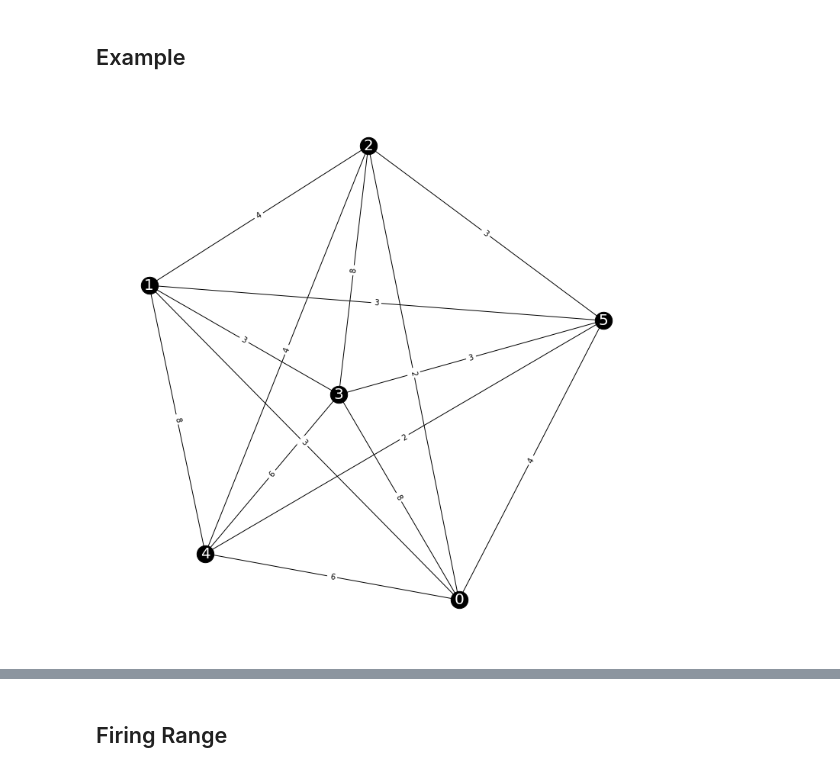
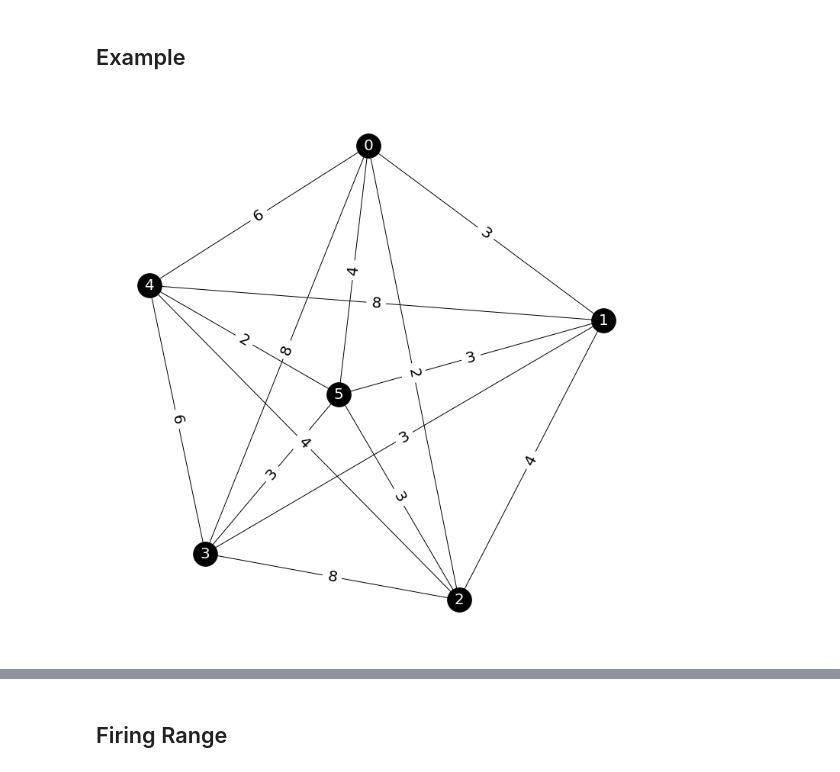
Before and after one commit to BarryOD4/AM4065-TSP, a Jupyter notebook: TSP_algorithms.ipynb, the cells around one changed output, grey strips where cells are left out. Saved outputs shown, nothing was run; the diff lists cells and outputs as text; code cells hidden in the pictures.

```diff
--- a/TSP_algorithms.ipynb
+++ b/TSP_algorithms.ipynb
@@ -12,13 +12,17 @@ This is supplementary code written by Barry O'Donnell in October 2021 for module
 
 The code supports a project focused on the Travelling Salesman Problem (TSP) and the algorithms of finding the shortest path.
 # %%
-def GetRandomArray(n):
+def GetRandomArray(n, seed=None):
     """
     Creates weighted (n x n) array with no self loops
     IN:  n := int, amount of nodes
+         seed := int, seed for random generation
 
     OUT: arr := numpy array, weighted network
     """
+
+    if seed != None:
+        np.random.seed(seed)
 
     arr = np.random.randint(1, 5, (n,n))
     np.fill_diagonal(arr, 0)
@@ -142,14 +146,14 @@ def DrawNetwork(arr, save=False, fname="network.pdf", pos = None):
 
     ## Draws network
     nx.draw(G,pos,edge_color='black',width=1,linewidths=1,
-            node_size=500, node_color='black',
+            node_size=1000, node_color='black',
             labels={node:node for node in G.nodes()}, font_size=20, font_color='white')
 
     ## Adds labels to edges
     edge_labels = dict([ ((n1, n2), d['weight'])
                         for n1, n2, d in G.edges(data=True) ])
 
-    nx.draw_networkx_edge_labels(G, pos, edge_labels = edge_labels, font_color='black')
+    nx.draw_networkx_edge_labels(G, pos, edge_labels = edge_labels, font_color='black', font_size=20)
 
     ## Removes axis
     plt.axis('off')
@@ -196,7 +200,7 @@ def DrawPath(arr, paths, save=False, fname="network.pdf", pos = None, labels = [
     edge_labels = dict([((n1, n2), d['weight'])
                         for n1, n2, d in G.edges(data=True)])
 
-    nx.draw_networkx_edge_labels(G, pos, edge_labels = edge_labels, font_color='black', font_size=15)
+    nx.draw_networkx_edge_labels(G, pos, edge_labels = edge_labels, font_color='black', font_size=20)
 
     ## Removes axis from figure
     plt.axis('off')
@@ -515,20 +519,20 @@ def TSP_IiaB(arr):
 # %%
 ## Toy example using network with n=6 nodes
 arr = np.array([[0, 3, 2, 8, 6, 4],
  [3, 0, 4, 3, 8, 3],
  [2, 4, 0, 8, 4, 3],
  [8, 3, 8, 0, 6, 3],
  [6, 8, 4, 6, 0, 2],
  [4, 3, 3, 3, 2, 0]])
 
-pos = {0: np.array([ 0.42116974, -0.77775065]),
- 1: np.array([-0.82176077,  0.35161524]),
- 2: np.array([0.05763901, 0.85264863]),
- 3: np.array([-0.0605897 , -0.04046871]),
- 4: np.array([-0.59645827, -0.61144073]),
- 5: np.array([1.        , 0.22539623])}
+pos = {0: np.array([0.05763901, 0.85264863]),
+ 1: np.array([1.        , 0.22539623]),
+ 2: np.array([ 0.42116974, -0.77775065]),
+ 3: np.array([-0.59645827, -0.61144073]),
+ 4: np.array([-0.82176077,  0.35161524]),
+ 5: np.array([-0.0605897 , -0.04046871])}
 
 ## Displays network for user
 DrawNetwork(arr, save = True, pos=pos)
 # %% [output]
-[figure, old version]
+[figure, new version]
```
Also changed, not shown: parts of 20 cells of this notebook, 10 other files.
